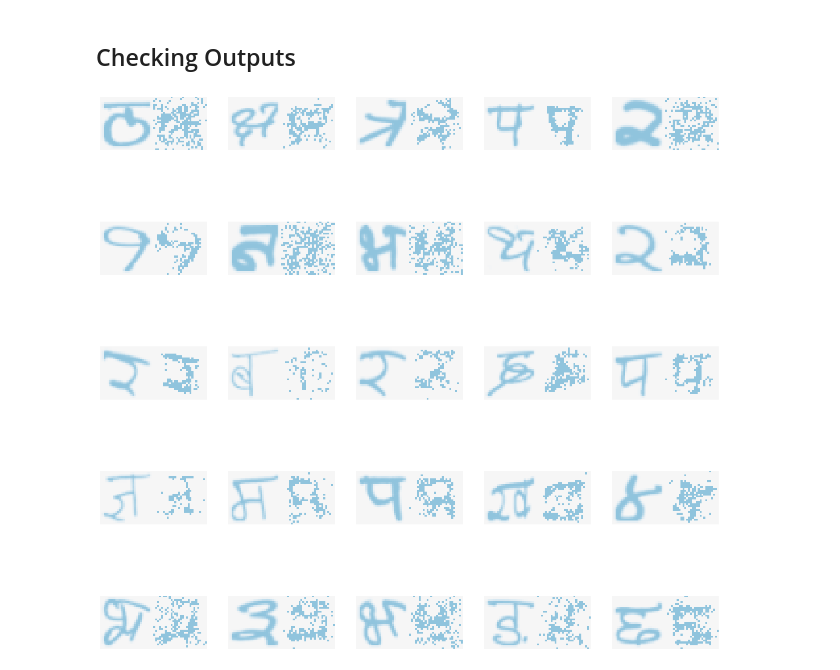
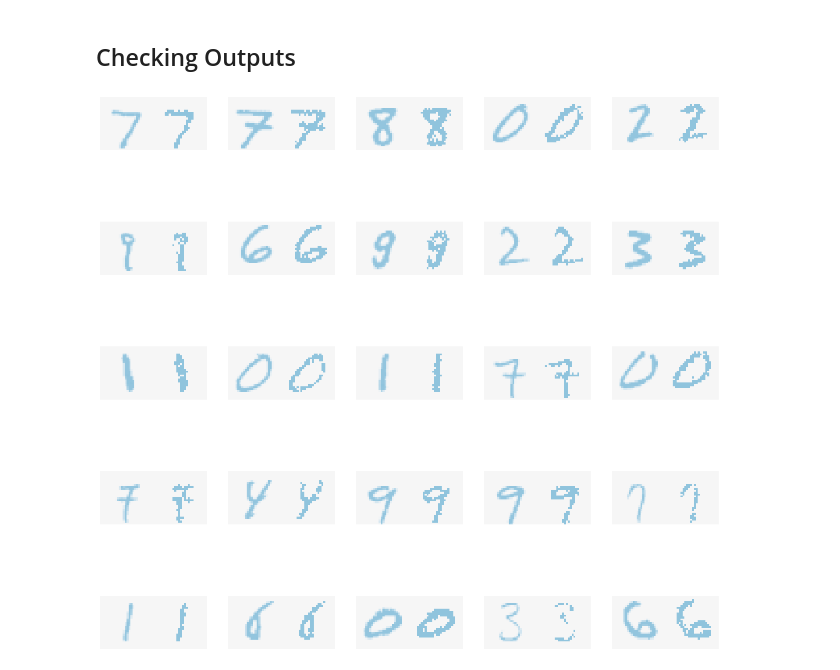
Before and after one commit to Imsanskar/Boltzman-Machine, a Jupyter notebook: boltzman_machine.ipynb, the cells around one changed output. Drawn from its saved outputs; the diff is of its cells as text; code cells hidden in the pictures.

Commit message:
Boltzman machine implemented and output saved to output.png

```diff
--- a/boltzman_machine.ipynb
+++ b/boltzman_machine.ipynb
@@ -113,0 +86,17 @@ Training loss for 9 epoch: 0.6005963683128357
+# %%
+for epoch in range(20):
+    loss_ = []
+    for _, (data,target) in tqdm(enumerate(train_loader)):
+        data = Variable(data.view(-1,784))
+        sample_data = data.bernoulli()
+
+        v,v1 = rbm_mnist(sample_data)
+        loss = rbm_mnist.free_energy(v) - rbm_mnist.free_energy(v1)
+        loss_.append(loss.data)
+        train_op.zero_grad()
+        loss.backward()
+        train_op.step()
+
+    print("Training loss for {} epoch: {}".format(epoch, np.mean(loss_)))
+
+torch.save(rbm_mnist.state_dict(), path_mnist)
@@ -140,7 +143,7 @@ optimizer = optim.SGD(rbm.parameters(), lr = 0.1)
 # rbm.to(device)
 path = "./saved_models/rbm_nepali_characters.pth"
 if os.path.exists(path):
-#     rbm.load_state_dict(torch.load(path))
+    rbm.load_state_dict(torch.load(path))
     print("RBM model found")
 # %% [output]
 RBM model found
@@ -215,32 +230,34 @@ torch.save(rbm.state_dict(), "saved_models/rbm_nepali_characters.pth")
 # %%
 plt.figure(figsize=(20, 20))
 
-for i, (data, target) in enumerate(dataloader):
+for i, (data, target) in enumerate(test_loader):
     plt.subplot(5, 5, i + 1)
 
     image_width = 15
     image_height = 15
     image_transform = transforms.Compose([
 #         transforms.Resize((image_width, image_height))
     ])
     image_1 = data[0].view((28, 28))
     image_2 = rbm_mnist.forward(data[0].view(784))[1].view((28, 28))
 #     print(f"{image_1.shape}, {image_2.shape}")
     image_show = torch.cat(
         (image_1, image_2),
         1
     )
 #     plt.imshow(data[0].view(28, 28).detach().cpu().numpy(), cmap=plt.cm.RdBu,
 #                interpolation='nearest', vmin=-2.5, vmax=2.5)
 #     plt.subplot(10, 20, i + 1)
 #     plt.imshow(rbm.forward(data[0].view(784))[0].view((28, 28)).detach().cpu().numpy(), cmap=plt.cm.RdBu,
 #                interpolation='nearest', vmin=-2.5, vmax=2.5)
     plt.imshow(image_show.detach().cpu().numpy(), cmap=plt.cm.RdBu,
                interpolation='nearest', vmin=-2.5, vmax=2.5)
     plt.axis('off')
 
     if i >= 24:
         break
+
+plt.savefig("output.png")
 plt.show()
 # %% [output]
-[figure, old version]
+[figure, new version]
```
Also changed, not shown: parts of 4 cells of this notebook, 6 other files.
